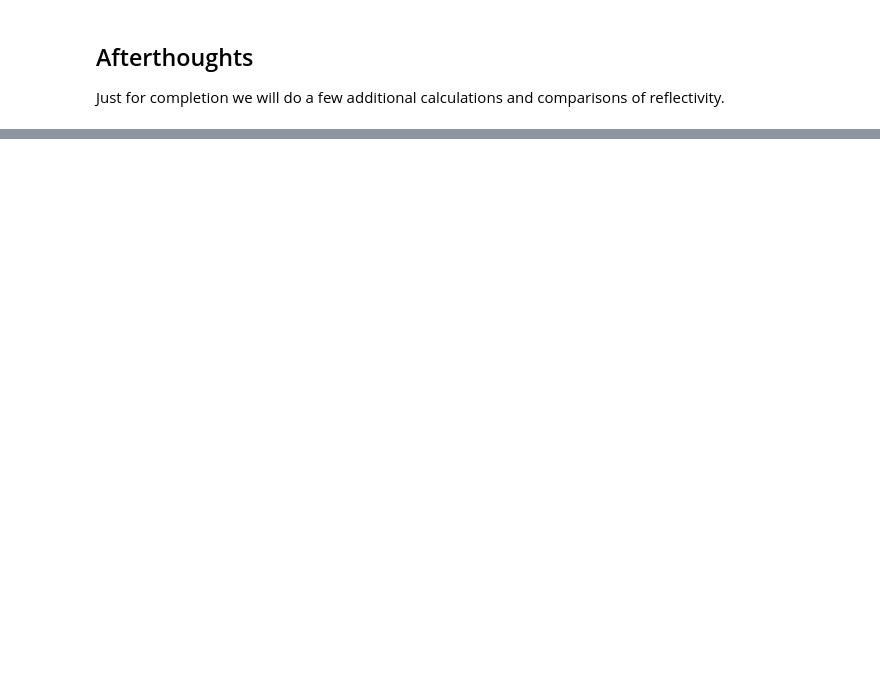
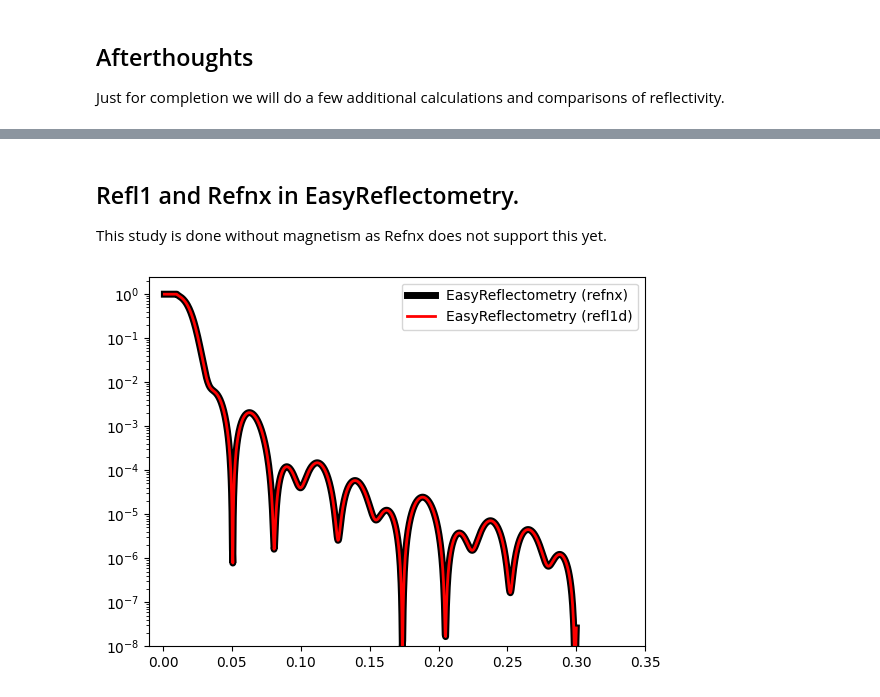
Before and after one commit to easyscience/EasyReflectometryLib, a Jupyter notebook: dev/tutorials/simulation/magnetism/magnetism.ipynb, the cells around one changed output, grey strips where cells are left out. Cells and saved outputs as stored; diff of their text form; code cells hidden in the pictures; blank space fills up the shorter version.

```diff
--- a/dev/tutorials/simulation/magnetism/magnetism.ipynb
+++ b/dev/tutorials/simulation/magnetism/magnetism.ipynb
@@ -410,0 +271,27 @@ print(max(abs(model_data_no_magnetism - model_data_magnetism)))
+# %% [markdown]
+## Refl1 and Refnx in EasyReflectometry.
+This study is done without magnetism as Refnx does not support this yet.
+# %%
+# Refnx
+interface.switch('refnx')
+model.interface = interface
+model_interface = model.interface()
+model_data_no_magnetism_refnx = model.interface().reflectity_profile(
+    model_coords,
+    model.unique_name,
+)
+plt.plot(model_coords, model_data_no_magnetism_refnx, 'k-', label=f'EasyReflectometry ({model_interface.name})', linewidth=5)
+
+# Refl1d
+interface.switch('refl1d')
+model.interface = interface
+model_interface = model.interface()
+model_data_no_magnetism_ref1d = model.interface().reflectity_profile(
+    model_coords,
+    model.unique_name,
+)
+plt.plot(model_coords, model_data_no_magnetism_ref1d, 'r-', label=f'EasyReflectometry ({model_interface.name})', linewidth=2)
+
+plot_apply_makeup()
+# %% [output]
+[figure, added]
```
Also changed, not shown: parts of 28 cells of this notebook, 50 other files.
